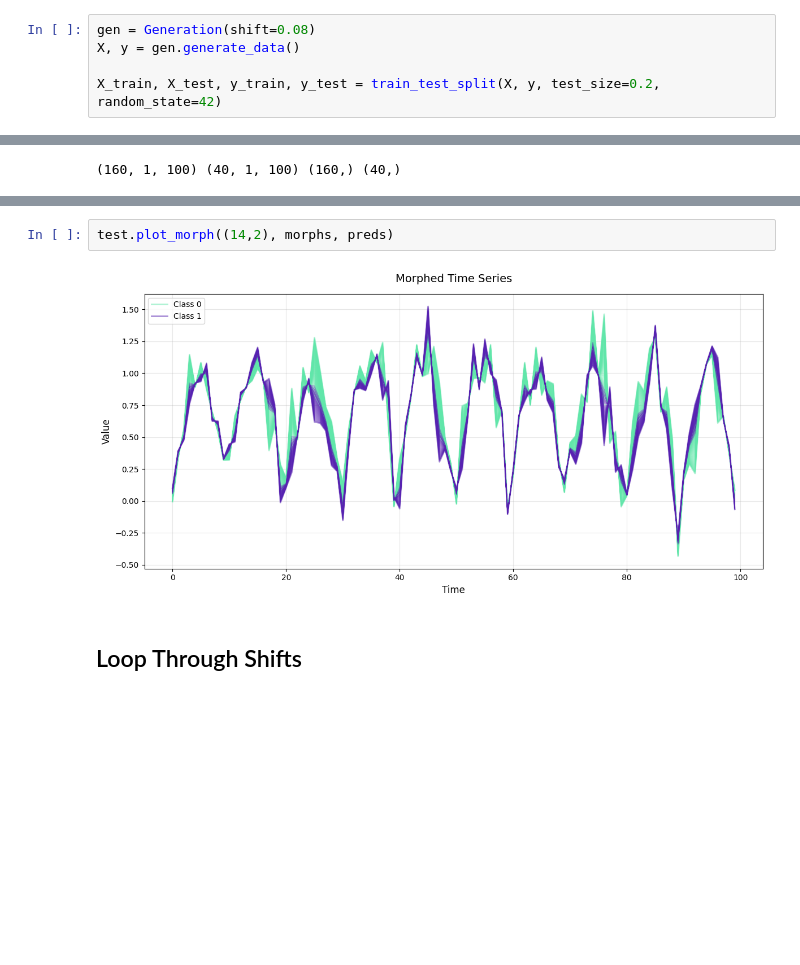
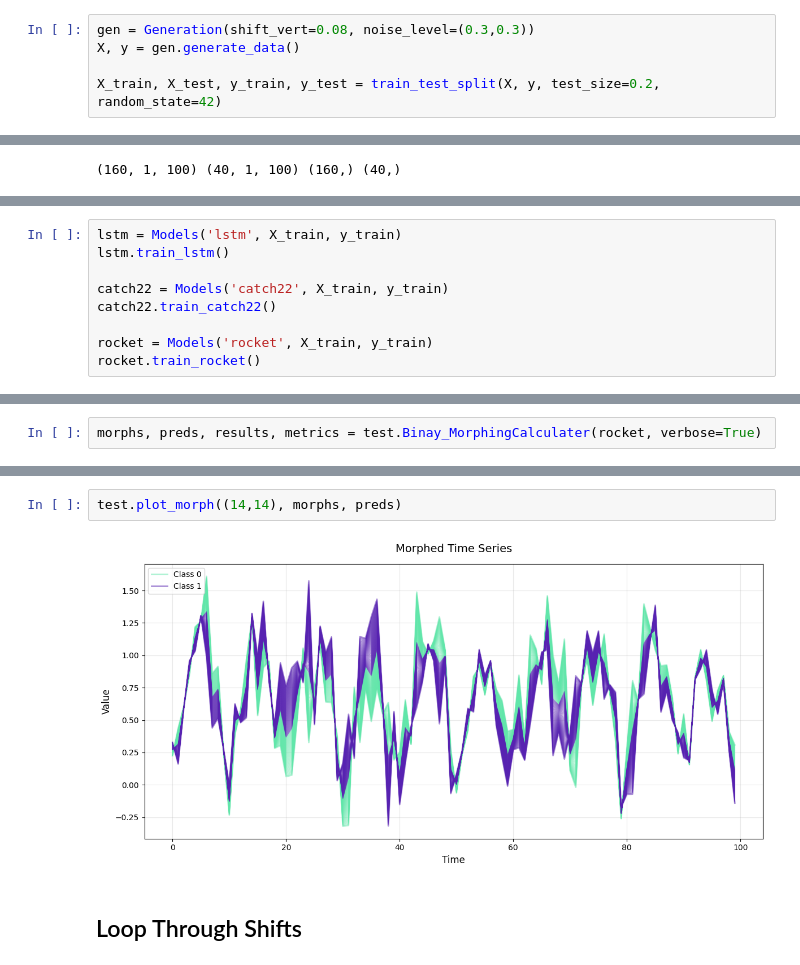
Before and after one commit to Nia3324/Morphing, a Jupyter notebook: test.ipynb, the cells around one changed output, grey strips where cells are left out. Saved outputs shown, nothing was run; the diff lists cells and outputs as text; blank space fills up the shorter version.

```diff
--- a/test.ipynb
+++ b/test.ipynb
@@ -37,7 +37,7 @@ def plot_components(X, y):
 # %% [markdown]
 ## Example
 # %%
-gen = Generation(shift=0.08)
+gen = Generation(shift_vert=0.08, noise_level=(0.3,0.3))
 X, y = gen.generate_data()
 
 X_train, X_test, y_train, y_test = train_test_split(X, y, test_size=0.2, random_state=42)
@@ -70,0 +58,9 @@ plot_components(catch22_X_tsne, y_train)
+# %%
+lstm = Models('lstm', X_train, y_train)
+lstm.train_lstm()
+
+catch22 = Models('catch22', X_train, y_train)
+catch22.train_catch22()
+
+rocket = Models('rocket', X_train, y_train)
+rocket.train_rocket()
@@ -96,0 +110,2 @@ Correctly Classified Pairs: 14/50
+# %%
+morphs, preds, results, metrics = test.Binay_MorphingCalculater(rocket, verbose=True)
@@ -97,7 +130,7 @@ Correctly Classified Pairs: 14/50
 # %%
-test.plot_morph((14,2), morphs, preds)
+test.plot_morph((14,14), morphs, preds)
 # %% [output]
-[figure, old version]
+[figure, new version]
 # %% [markdown]
 ## Loop Through Shifts
 # %%
```
Also changed, not shown: parts of 14 cells of this notebook, 1 other file.
